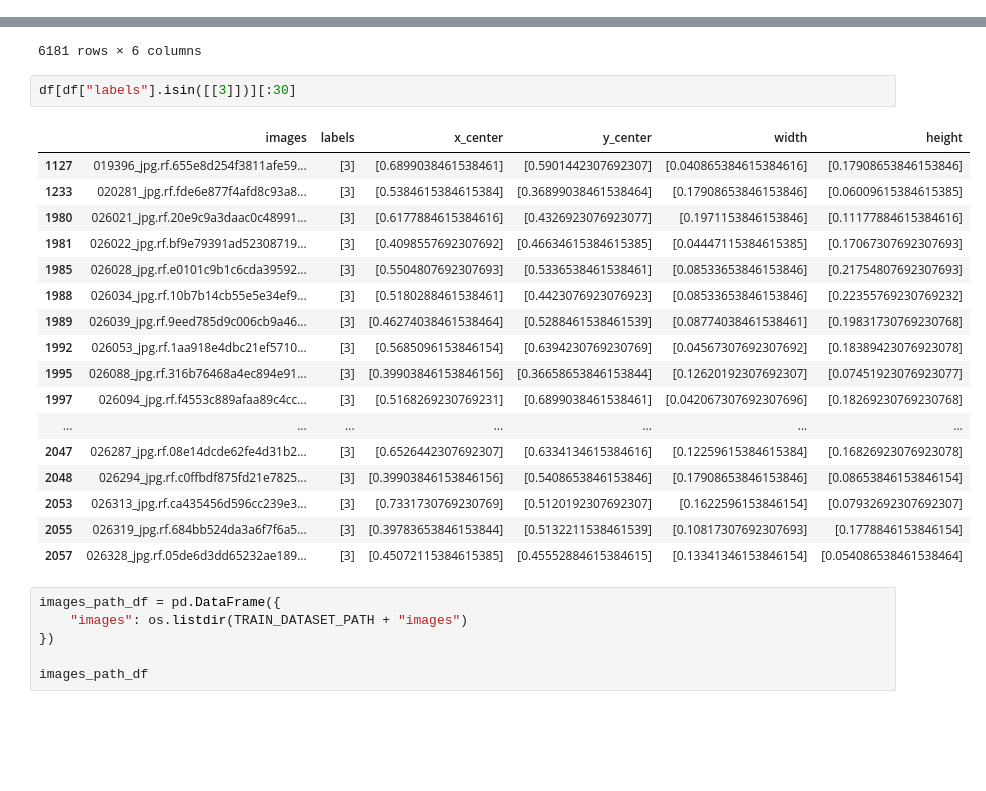
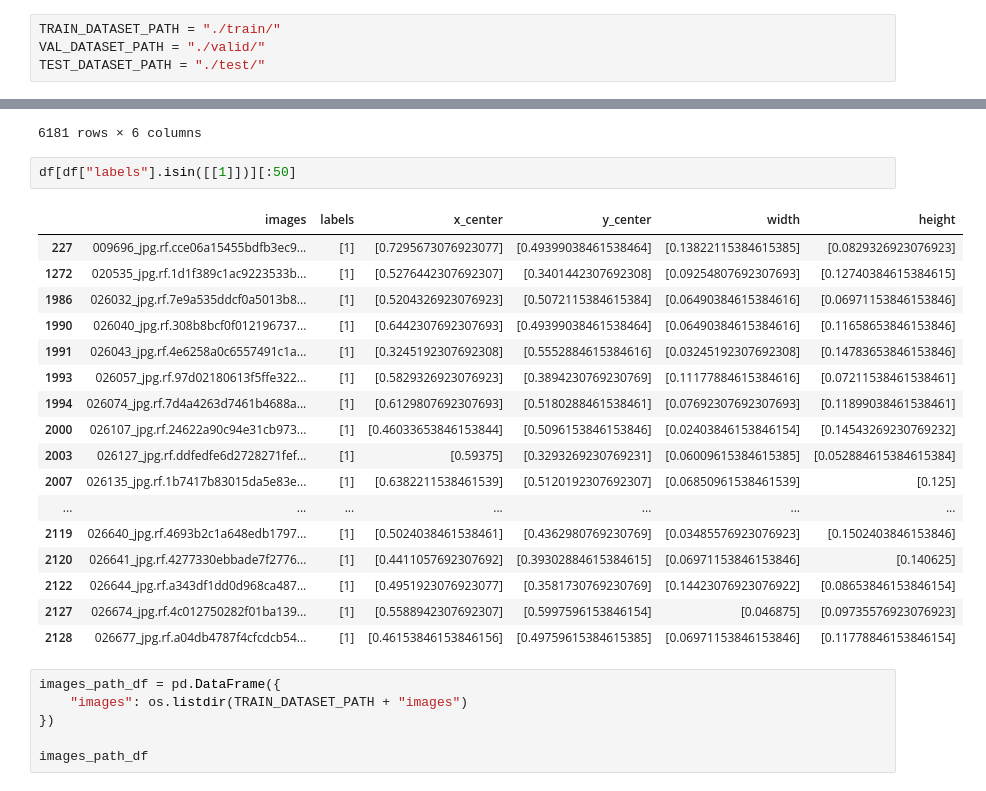
Before and after one commit to FTDS-assignment-bay/p2-final-project-ftds-hck-026, a Jupyter notebook: load_data.ipynb, the cells around one changed output, grey strips where cells are left out. Cells and saved outputs as stored; diff of their text form; blank space fills up the shorter version.

```diff
--- a/load_data.ipynb
+++ b/load_data.ipynb
@@ -13,3 +17,7 @@ TRAIN_DATASET_PATH = "./dataset/train/"
+# %%
+TRAIN_DATASET_PATH = "./train/"
+VAL_DATASET_PATH = "./valid/"
+TEST_DATASET_PATH = "./test/"
 # %%
 path = TRAIN_DATASET_PATH + "labels"
 
@@ -65,25 +73,25 @@ df
 | 6180 | 042996_jpg.rf.09fa6ea27e4110355c4... | [4] | [0.7764423076923077] | [0.6189903846153846] | [0.051682692307692304] | [0.11538461538461539] |
 6181 rows × 6 columns
 # %%
-df[df["labels"].isin([[3]])][:30]
+df[df["labels"].isin([[1]])][:50]
 # %% [output]
 |  | images | labels | x_center | y_center | width | height |
-| 1127 | 019396_jpg.rf.655e8d254f3811afe59... | [3] | [0.6899038461538461] | [0.5901442307692307] | [0.040865384615384616] | [0.17908653846153846] |
-| 1233 | 020281_jpg.rf.fde6e877f4afd8c93a8... | [3] | [0.5384615384615384] | [0.36899038461538464] | [0.17908653846153846] | [0.06009615384615385] |
-| 1980 | 026021_jpg.rf.20e9c9a3daac0c48991... | [3] | [0.6177884615384616] | [0.4326923076923077] | [0.1971153846153846] | [0.11177884615384616] |
-| 1981 | 026022_jpg.rf.bf9e79391ad52308719... | [3] | [0.4098557692307692] | [0.46634615384615385] | [0.04447115384615385] | [0.17067307692307693] |
-| 1985 | 026028_jpg.rf.e0101c9b1c6cda39592... | [3] | [0.5504807692307693] | [0.5336538461538461] | [0.08533653846153846] | [0.21754807692307693] |
-| 1988 | 026034_jpg.rf.10b7b14cb55e5e34ef9... | [3] | [0.5180288461538461] | [0.4423076923076923] | [0.08533653846153846] | [0.22355769230769232] |
-| 1989 | 026039_jpg.rf.9eed785d9c006cb9a46... | [3] | [0.46274038461538464] | [0.5288461538461539] | [0.08774038461538461] | [0.19831730769230768] |
-| 1992 | 026053_jpg.rf.1aa918e4dbc21ef5710... | [3] | [0.5685096153846154] | [0.6394230769230769] | [0.04567307692307692] | [0.18389423076923078] |
-| 1995 | 026088_jpg.rf.316b76468a4ec894e91... | [3] | [0.39903846153846156] | [0.36658653846153844] | [0.12620192307692307] | [0.07451923076923077] |
-| 1997 | 026094_jpg.rf.f4553c889afaa89c4cc... | [3] | [0.5168269230769231] | [0.6899038461538461] | [0.042067307692307696] | [0.18269230769230768] |
+| 227 | 009696_jpg.rf.cce06a15455bdfb3ec9... | [1] | [0.7295673076923077] | [0.49399038461538464] | [0.13822115384615385] | [0.0829326923076923] |
+| 1272 | 020535_jpg.rf.1d1f389c1ac9223533b... | [1] | [0.5276442307692307] | [0.3401442307692308] | [0.09254807692307693] | [0.12740384615384615] |
+| 1986 | 026032_jpg.rf.7e9a535ddcf0a5013b8... | [1] | [0.5204326923076923] | [0.5072115384615384] | [0.06490384615384616] | [0.06971153846153846] |
+| 1990 | 026040_jpg.rf.308b8bcf0f012196737... | [1] | [0.6442307692307693] | [0.49399038461538464] | [0.06490384615384616] | [0.11658653846153846] |
+| 1991 | 026043_jpg.rf.4e6258a0c6557491c1a... | [1] | [0.3245192307692308] | [0.5552884615384616] | [0.03245192307692308] | [0.14783653846153846] |
+| 1993 | 026057_jpg.rf.97d02180613f5ffe322... | [1] | [0.5829326923076923] | [0.3894230769230769] | [0.11177884615384616] | [0.07211538461538461] |
+| 1994 | 026074_jpg.rf.7d4a4263d7461b4688a... | [1] | [0.6129807692307693] | [0.5180288461538461] | [0.07692307692307693] | [0.11899038461538461] |
+| 2000 | 026107_jpg.rf.24622a90c94e31cb973... | [1] | [0.46033653846153844] | [0.5096153846153846] | [0.02403846153846154] | [0.14543269230769232] |
+| 2003 | 026127_jpg.rf.ddfedfe6d2728271fef... | [1] | [0.59375] | [0.3293269230769231] | [0.06009615384615385] | [0.052884615384615384] |
+| 2007 | 026135_jpg.rf.1b7417b83015da5e83e... | [1] | [0.6382211538461539] | [0.5120192307692307] | [0.06850961538461539] | [0.125] |
 | ... | ... | ... | ... | ... | ... | ... |
-| 2047 | 026287_jpg.rf.08e14dcde62fe4d31b2... | [3] | [0.6526442307692307] | [0.6334134615384616] | [0.12259615384615384] | [0.16826923076923078] |
-| 2048 | 026294_jpg.rf.c0ffbdf875fd21e7825... | [3] | [0.39903846153846156] | [0.5408653846153846] | [0.17908653846153846] | [0.08653846153846154] |
-| 2053 | 026313_jpg.rf.ca435456d596cc239e3... | [3] | [0.7331730769230769] | [0.5120192307692307] | [0.1622596153846154] | [0.07932692307692307] |
-| 2055 | 026319_jpg.rf.684bb524da3a6f7f6a5... | [3] | [0.39783653846153844] | [0.5132211538461539] | [0.10817307692307693] | [0.1778846153846154] |
-| 2057 | 026328_jpg.rf.05de6d3dd65232ae189... | [3] | [0.45072115384615385] | [0.45552884615384615] | [0.13341346153846154] | [0.054086538461538464] |
+| 2119 | 026640_jpg.rf.4693b2c1a648edb1797... | [1] | [0.5024038461538461] | [0.4362980769230769] | [0.03485576923076923] | [0.1502403846153846] |
+| 2120 | 026641_jpg.rf.4277330ebbade7f2776... | [1] | [0.4411057692307692] | [0.39302884615384615] | [0.06971153846153846] | [0.140625] |
+| 2122 | 026644_jpg.rf.a343df1dd0d968ca487... | [1] | [0.4951923076923077] | [0.3581730769230769] | [0.14423076923076922] | [0.08653846153846154] |
+| 2127 | 026674_jpg.rf.4c012750282f01ba139... | [1] | [0.5588942307692307] | [0.5997596153846154] | [0.046875] | [0.09735576923076923] |
+| 2128 | 026677_jpg.rf.a04db4787f4cfcdcb54... | [1] | [0.46153846153846156] | [0.49759615384615385] | [0.06971153846153846] | [0.11778846153846154] |
 # %%
 images_path_df = pd.DataFrame({
     "images": os.listdir(TRAIN_DATASET_PATH + "images")
```
Also changed, not shown: parts of 11 cells of this notebook.
